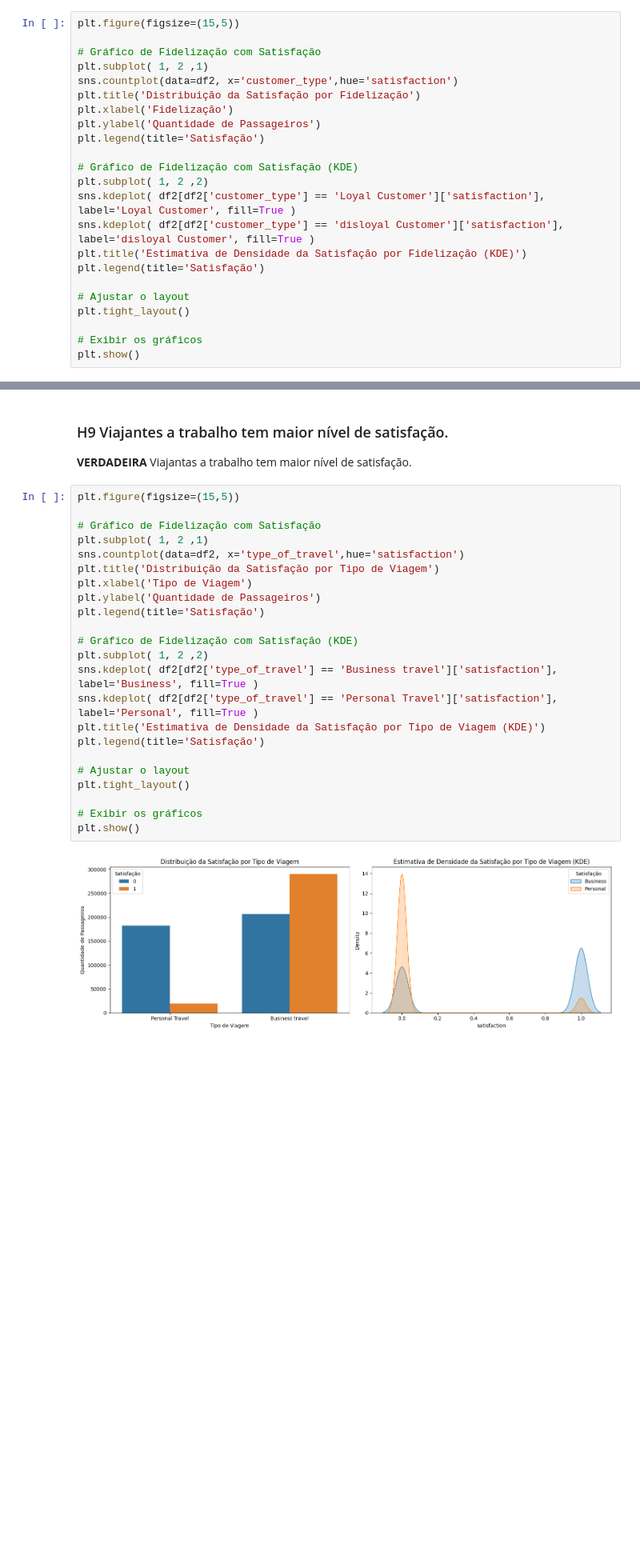
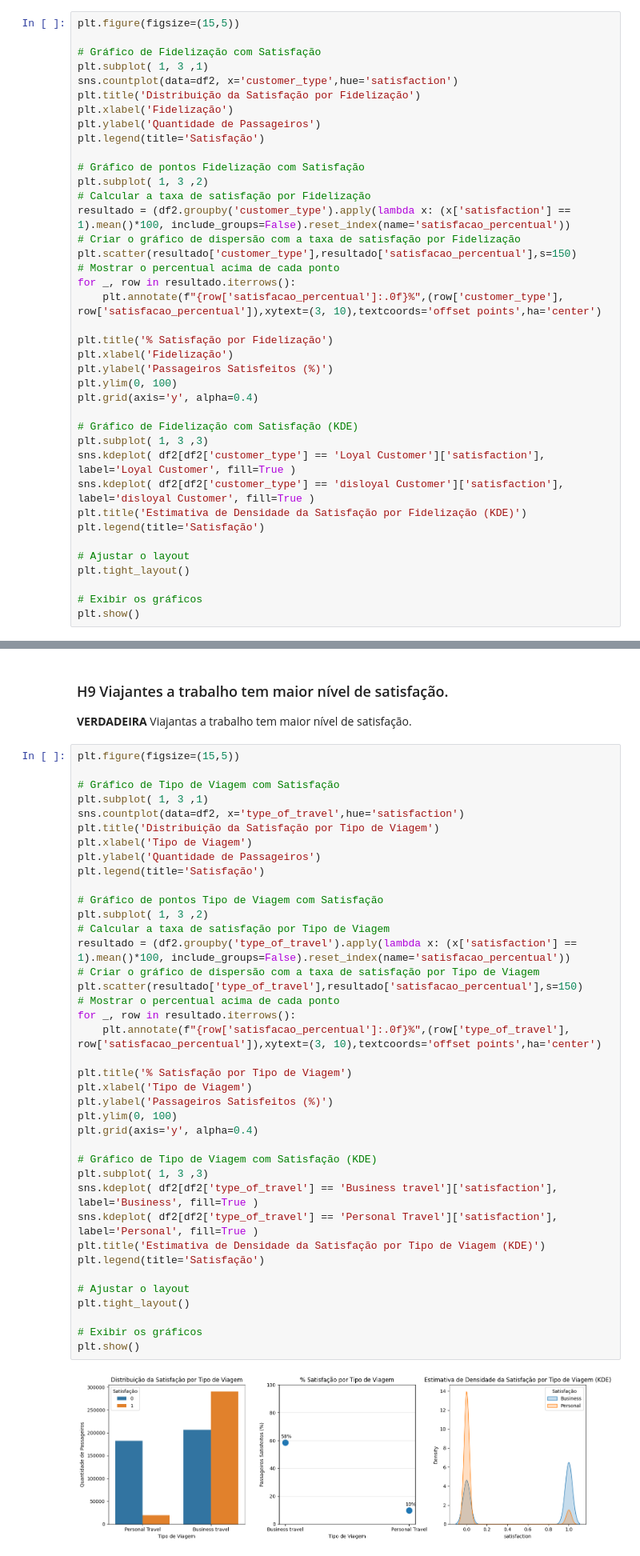
Before and after one commit to Data-Projects1/airline_satisfaction, a Jupyter notebook: notebooks/02.analise_satisf-validacao_hipoteses.ipynb, the cells around one changed output, grey strips where cells are left out. Shown at 80% size. Cells and saved outputs as stored; diff of their text form; blank space fills up the shorter version.

Commit message:
Gráfico de porcentagem H6, H7, H8 e H9

```diff
--- a/notebooks/02.analise_satisf-validacao_hipoteses.ipynb
+++ b/notebooks/02.analise_satisf-validacao_hipoteses.ipynb
@@ -676,15 +692,31 @@ plt.show()
 plt.figure(figsize=(15,5))
 
 # Gráfico de Fidelização com Satisfação
-plt.subplot( 1, 2 ,1)
+plt.subplot( 1, 3 ,1)
 sns.countplot(data=df2, x='customer_type',hue='satisfaction')
 plt.title('Distribuição da Satisfação por Fidelização')
 plt.xlabel('Fidelização')
 plt.ylabel('Quantidade de Passageiros')
 plt.legend(title='Satisfação')
 
+# Gráfico de pontos Fidelização com Satisfação
+plt.subplot( 1, 3 ,2)
+# Calcular a taxa de satisfação por Fidelização
+resultado = (df2.groupby('customer_type').apply(lambda x: (x['satisfaction'] == 1).mean()*100, include_groups=False).reset_index(name='satisfacao_percentual'))
+# Criar o gráfico de dispersão com a taxa de satisfação por Fidelização
+plt.scatter(resultado['customer_type'],resultado['satisfacao_percentual'],s=150)
+# Mostrar o percentual acima de cada ponto
+for _, row in resultado.iterrows():
+    plt.annotate(f"{row['satisfacao_percentual']:.0f}%",(row['customer_type'], row['satisfacao_percentual']),xytext=(3, 10),textcoords='offset points',ha='center')
+
+plt.title('% Satisfação por Fidelização')
+plt.xlabel('Fidelização')
+plt.ylabel('Passageiros Satisfeitos (%)')
+plt.ylim(0, 100)
+plt.grid(axis='y', alpha=0.4)
+
 # Gráfico de Fidelização com Satisfação (KDE)
-plt.subplot( 1, 2 ,2)
+plt.subplot( 1, 3 ,3)
 sns.kdeplot( df2[df2['customer_type'] == 'Loyal Customer']['satisfaction'], label='Loyal Customer', fill=True )
 sns.kdeplot( df2[df2['customer_type'] == 'disloyal Customer']['satisfaction'], label='disloyal Customer', fill=True )
 plt.title('Estimativa de Densidade da Satisfação por Fidelização (KDE)')
@@ -704,28 +736,44 @@ plt.show()
 # %%
 plt.figure(figsize=(15,5))
 
-# Gráfico de Fidelização com Satisfação
-plt.subplot( 1, 2 ,1)
+# Gráfico de Tipo de Viagem com Satisfação
+plt.subplot( 1, 3 ,1)
 sns.countplot(data=df2, x='type_of_travel',hue='satisfaction')
 plt.title('Distribuição da Satisfação por Tipo de Viagem')
 plt.xlabel('Tipo de Viagem')
 plt.ylabel('Quantidade de Passageiros')
 plt.legend(title='Satisfação')
 
-# Gráfico de Fidelização com Satisfação (KDE)
-plt.subplot( 1, 2 ,2)
+# Gráfico de pontos Tipo de Viagem com Satisfação
+plt.subplot( 1, 3 ,2)
+# Calcular a taxa de satisfação por Tipo de Viagem
+resultado = (df2.groupby('type_of_travel').apply(lambda x: (x['satisfaction'] == 1).mean()*100, include_groups=False).reset_index(name='satisfacao_percentual'))
+# Criar o gráfico de dispersão com a taxa de satisfação por Tipo de Viagem
+plt.scatter(resultado['type_of_travel'],resultado['satisfacao_percentual'],s=150)
+# Mostrar o percentual acima de cada ponto
+for _, row in resultado.iterrows():
+    plt.annotate(f"{row['satisfacao_percentual']:.0f}%",(row['type_of_travel'], row['satisfacao_percentual']),xytext=(3, 10),textcoords='offset points',ha='center')
+
+plt.title('% Satisfação por Tipo de Viagem')
+plt.xlabel('Tipo de Viagem')
+plt.ylabel('Passageiros Satisfeitos (%)')
+plt.ylim(0, 100)
+plt.grid(axis='y', alpha=0.4)
+
+# Gráfico de Tipo de Viagem com Satisfação (KDE)
+plt.subplot( 1, 3 ,3)
 sns.kdeplot( df2[df2['type_of_travel'] == 'Business travel']['satisfaction'], label='Business', fill=True )
 sns.kdeplot( df2[df2['type_of_travel'] == 'Personal Travel']['satisfaction'], label='Personal', fill=True )
 plt.title('Estimativa de Densidade da Satisfação por Tipo de Viagem (KDE)')
 plt.legend(title='Satisfação')
 
 # Ajustar o layout
 plt.tight_layout()
 
 # Exibir os gráficos
 plt.show()
 # %% [output]
-[figure, old version]
+[figure, new version]
 # %% [markdown]
 # 4.0. FEATURE SELECTION
 # %%
```
Also changed, not shown: parts of 3 cells of this notebook.
